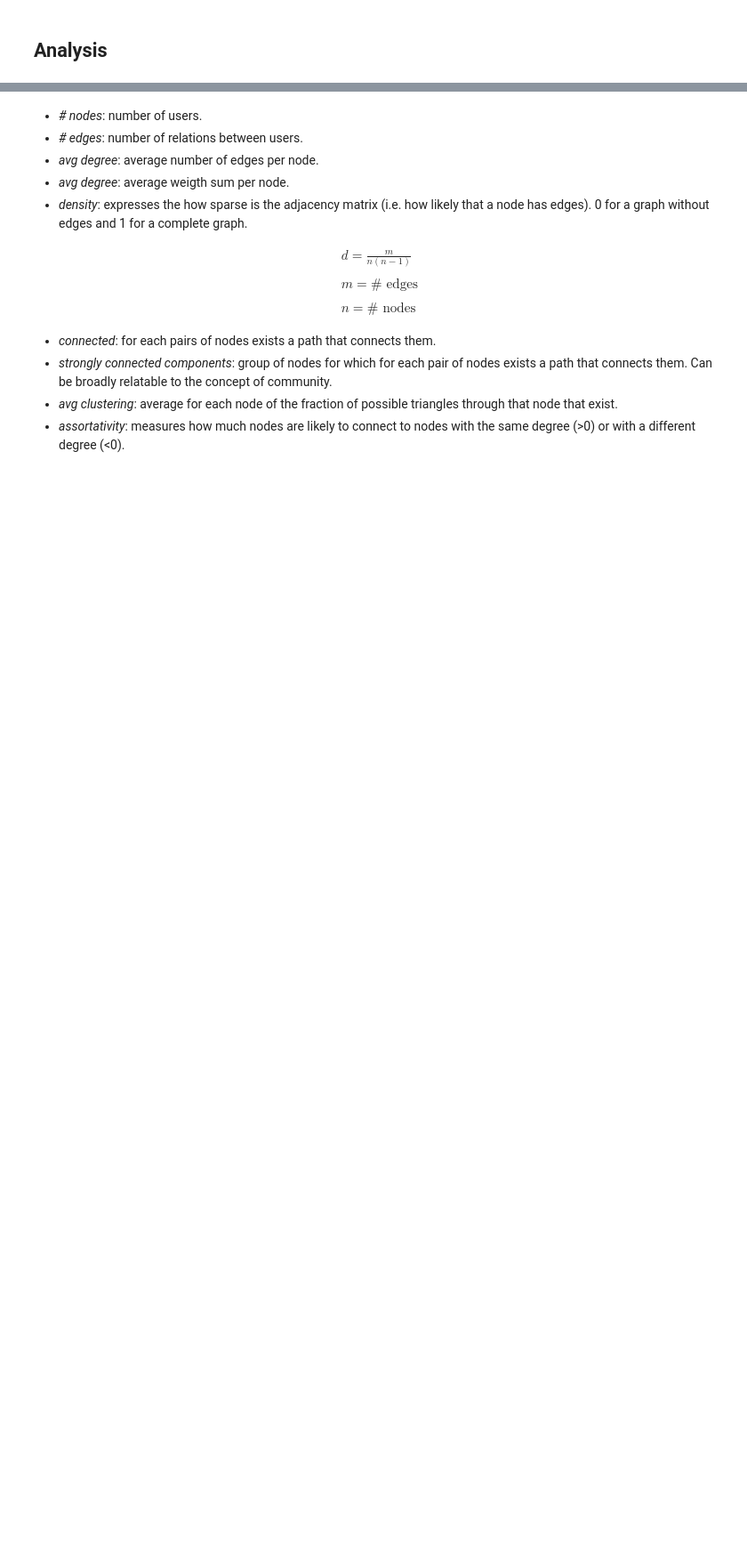
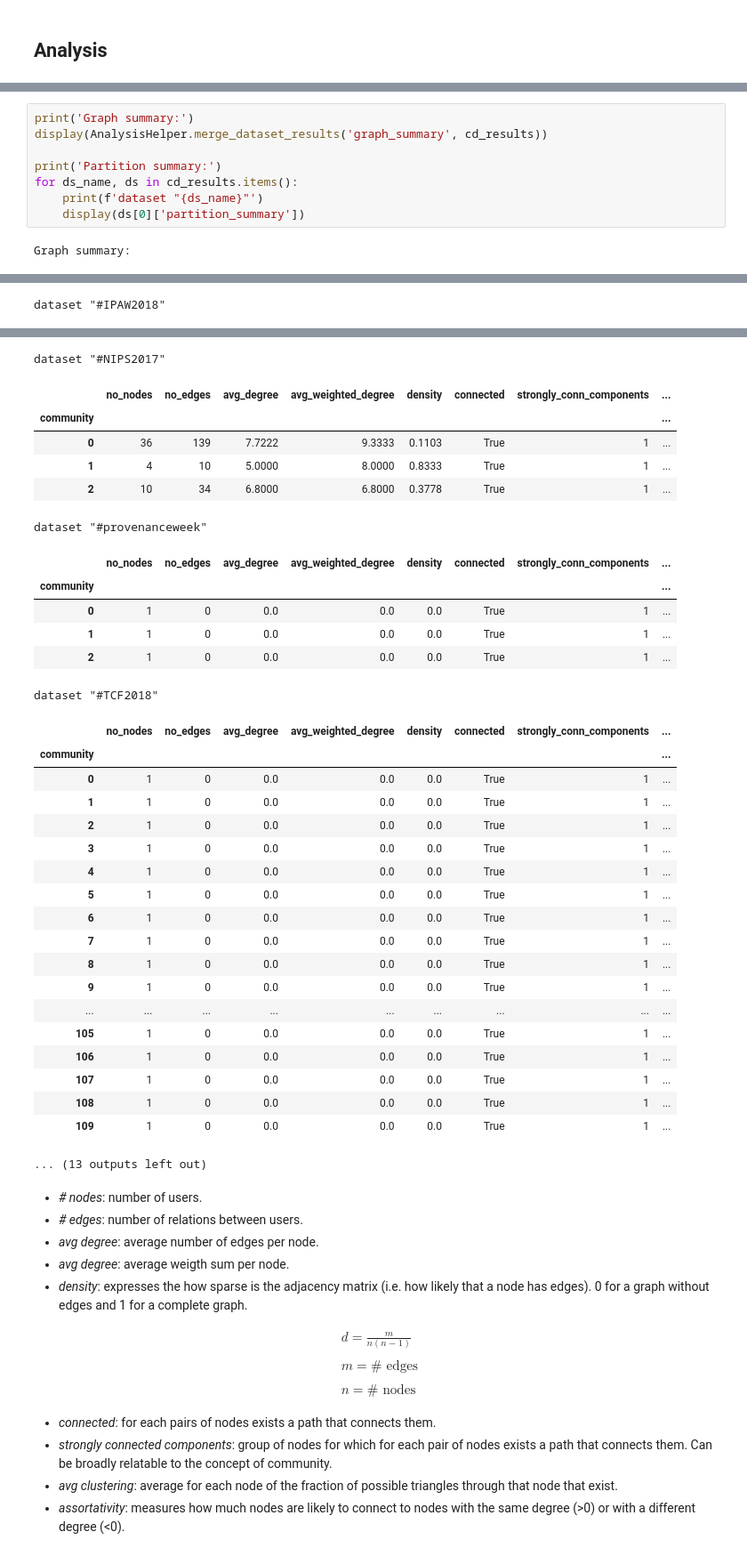
Before and after one commit to flaprimo/twitter-network-analysis, a Jupyter notebook: analysis.ipynb, the cells around one changed output, grey strips where cells are left out. Shown at 89% size. Saved outputs shown, nothing was run; the diff lists cells and outputs as text; blank space fills up the shorter version.

```diff
--- a/analysis.ipynb
+++ b/analysis.ipynb
@@ -154,0 +53,10 @@ Metrics for kdd
+# %%
+print('Graph summary:')
+display(AnalysisHelper.merge_dataset_results('graph_summary', cd_results))
+
+print('Partition summary:')
+for ds_name, ds in cd_results.items():
+    print(f'dataset "{ds_name}"')
+    display(ds[0]['partition_summary'])
+# %% [output]
+Graph summary:
@@ -154,0 +82 @@ Metrics for kdd
+dataset "#IPAW2018"
@@ -155,3 +88,35 @@ Metrics for kdd
+dataset "#NIPS2017"
+|  | no_nodes | no_edges | avg_degree | avg_weighted_degree | density | connected | strongly_conn_components | ... |
+| community |  |  |  |  |  |  |  | ... |
+| 0 | 36 | 139 | 7.7222 | 9.3333 | 0.1103 | True | 1 | ... |
+| 1 | 4 | 10 | 5.0000 | 8.0000 | 0.8333 | True | 1 | ... |
+| 2 | 10 | 34 | 6.8000 | 6.8000 | 0.3778 | True | 1 | ... |
+dataset "#provenanceweek"
+|  | no_nodes | no_edges | avg_degree | avg_weighted_degree | density | connected | strongly_conn_components | ... |
+| community |  |  |  |  |  |  |  | ... |
+| 0 | 1 | 0 | 0.0 | 0.0 | 0.0 | True | 1 | ... |
+| 1 | 1 | 0 | 0.0 | 0.0 | 0.0 | True | 1 | ... |
+| 2 | 1 | 0 | 0.0 | 0.0 | 0.0 | True | 1 | ... |
+dataset "#TCF2018"
+|  | no_nodes | no_edges | avg_degree | avg_weighted_degree | density | connected | strongly_conn_components | ... |
+| community |  |  |  |  |  |  |  | ... |
+| 0 | 1 | 0 | 0.0 | 0.0 | 0.0 | True | 1 | ... |
+| 1 | 1 | 0 | 0.0 | 0.0 | 0.0 | True | 1 | ... |
+| 2 | 1 | 0 | 0.0 | 0.0 | 0.0 | True | 1 | ... |
+| 3 | 1 | 0 | 0.0 | 0.0 | 0.0 | True | 1 | ... |
+| 4 | 1 | 0 | 0.0 | 0.0 | 0.0 | True | 1 | ... |
+| 5 | 1 | 0 | 0.0 | 0.0 | 0.0 | True | 1 | ... |
+| 6 | 1 | 0 | 0.0 | 0.0 | 0.0 | True | 1 | ... |
+| 7 | 1 | 0 | 0.0 | 0.0 | 0.0 | True | 1 | ... |
+| 8 | 1 | 0 | 0.0 | 0.0 | 0.0 | True | 1 | ... |
+| 9 | 1 | 0 | 0.0 | 0.0 | 0.0 | True | 1 | ... |
+| ... | ... | ... | ... | ... | ... | ... | ... | ... |
+| 105 | 1 | 0 | 0.0 | 0.0 | 0.0 | True | 1 | ... |
+| 106 | 1 | 0 | 0.0 | 0.0 | 0.0 | True | 1 | ... |
+| 107 | 1 | 0 | 0.0 | 0.0 | 0.0 | True | 1 | ... |
+| 108 | 1 | 0 | 0.0 | 0.0 | 0.0 | True | 1 | ... |
+| 109 | 1 | 0 | 0.0 | 0.0 | 0.0 | True | 1 | ... |
+... (13 outputs left out)
 # %% [markdown]
 * *# nodes*: number of users.
 * *# edges*: number of relations between users.
```
Also changed, not shown: parts of 43 cells of this notebook, 10 other files.
